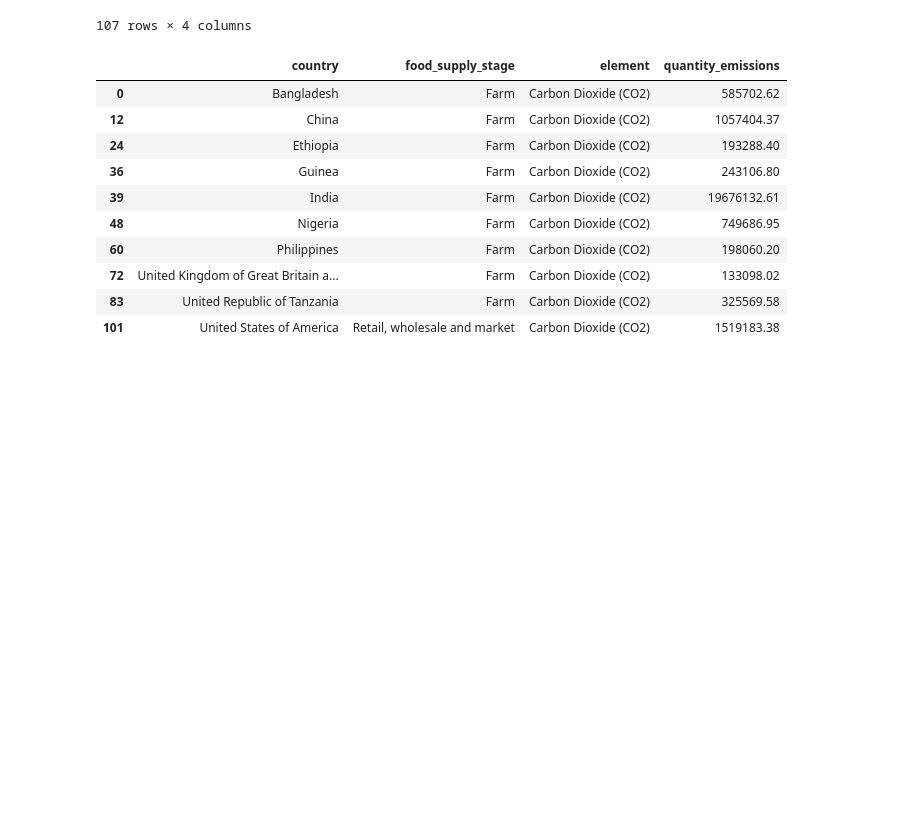
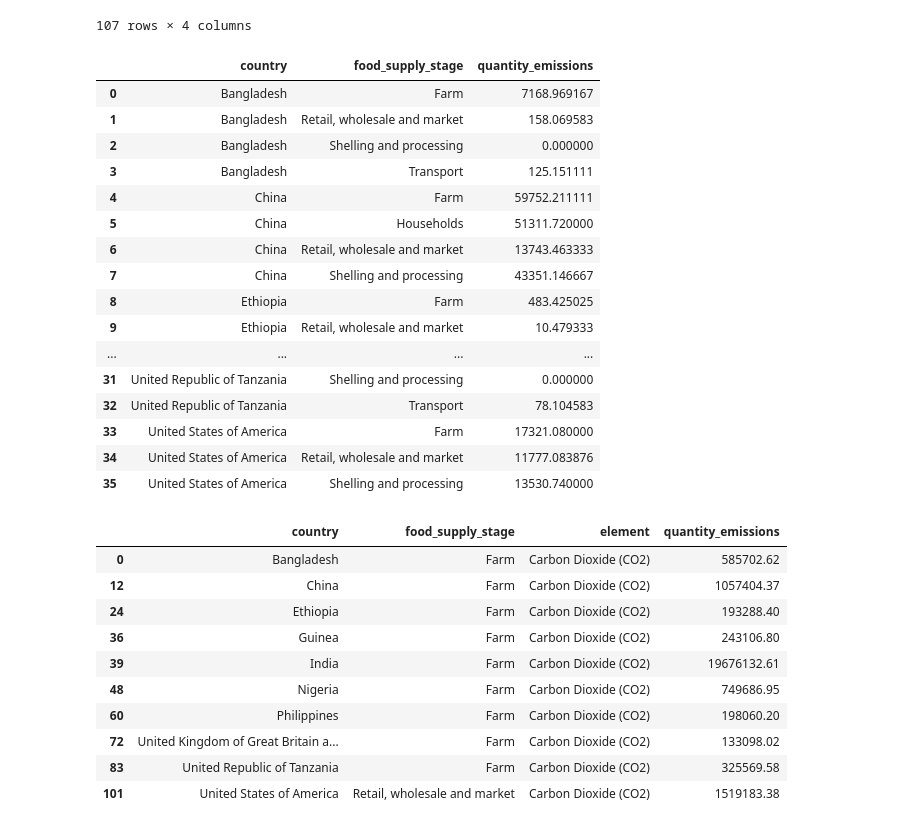
Before and after one commit to AlexRibeiro95/Project_FoodWaste, a Jupyter notebook: EDA/Main.ipynb, the cells around one changed output. Drawn from its saved outputs; the diff is of its cells as text; code cells hidden in the pictures; blank space fills up the shorter version.

```diff
--- a/EDA/Main.ipynb
+++ b/EDA/Main.ipynb
@@ -230,3 +272,26 @@ top10_emissions_stage_max_element
 | 105 | United States of America | Shelling and processing | Methane (CH4) | 54.24 |
 | 106 | United States of America | Shelling and processing | Nitrous Oxide (N2O) | 2.31 |
 107 rows × 4 columns
+# %%
+#Can you do the average of emissions for each country and food_supply_stage for the top10 countries with most emissions?
+top10_emissions_avg = df_third[df_third['country'].isin(top10_emissions.index)].groupby(['country', 'food_supply_stage'])['quantity_emissions'].mean().reset_index()
+# %%
+top10_emissions_avg
+# %% [output]
+|  | country | food_supply_stage | quantity_emissions |
+| 0 | Bangladesh | Farm | 7168.969167 |
+| 1 | Bangladesh | Retail, wholesale and market | 158.069583 |
+| 2 | Bangladesh | Shelling and processing | 0.000000 |
+| 3 | Bangladesh | Transport | 125.151111 |
+| 4 | China | Farm | 59752.211111 |
+| 5 | China | Households | 51311.720000 |
+| 6 | China | Retail, wholesale and market | 13743.463333 |
+| 7 | China | Shelling and processing | 43351.146667 |
+| 8 | Ethiopia | Farm | 483.425025 |
+| 9 | Ethiopia | Retail, wholesale and market | 10.479333 |
+| ... | ... | ... | ... |
+| 31 | United Republic of Tanzania | Shelling and processing | 0.000000 |
+| 32 | United Republic of Tanzania | Transport | 78.104583 |
+| 33 | United States of America | Farm | 17321.080000 |
+| 34 | United States of America | Retail, wholesale and market | 11777.083876 |
+| 35 | United States of America | Shelling and processing | 13530.740000 |
```
Also changed, not shown: parts of 7 cells of this notebook.
